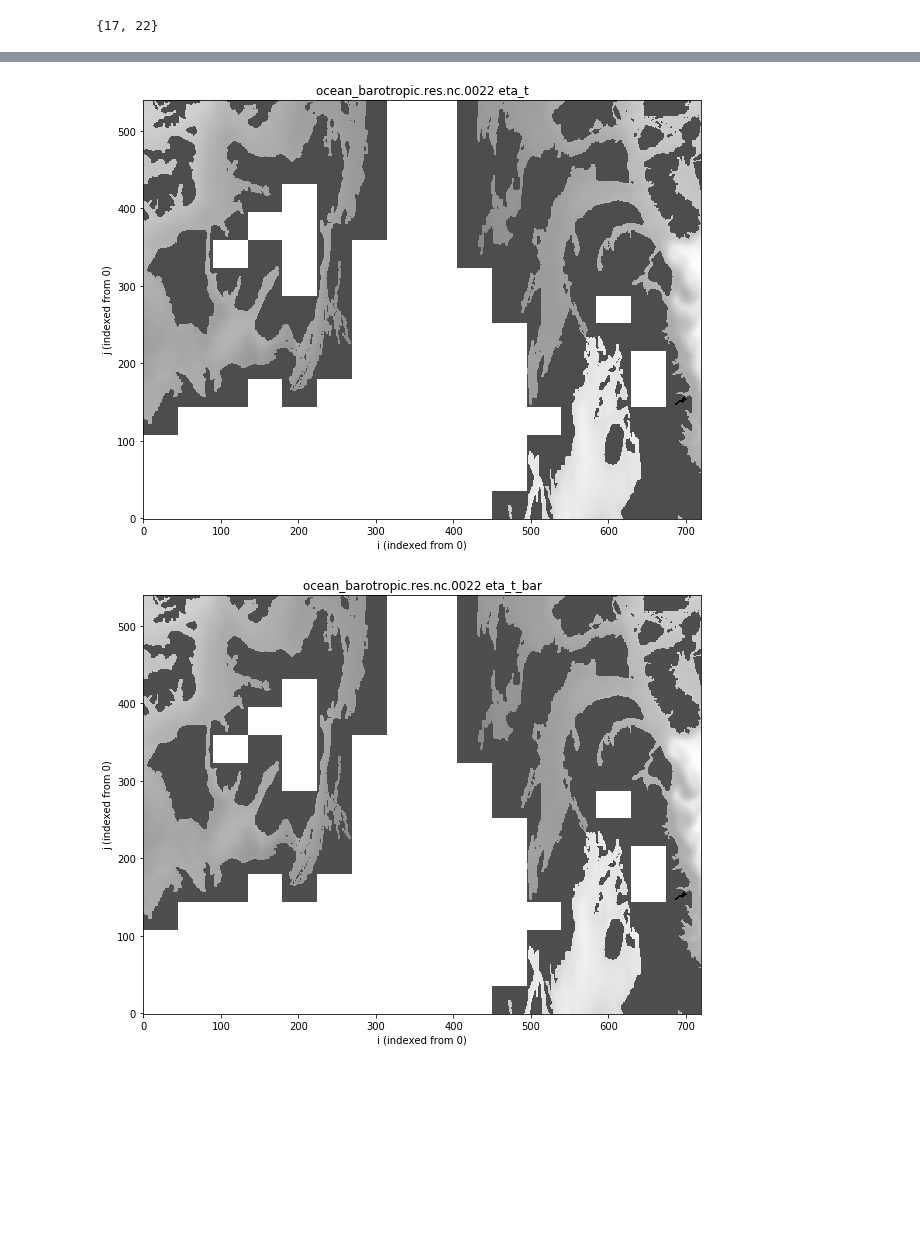
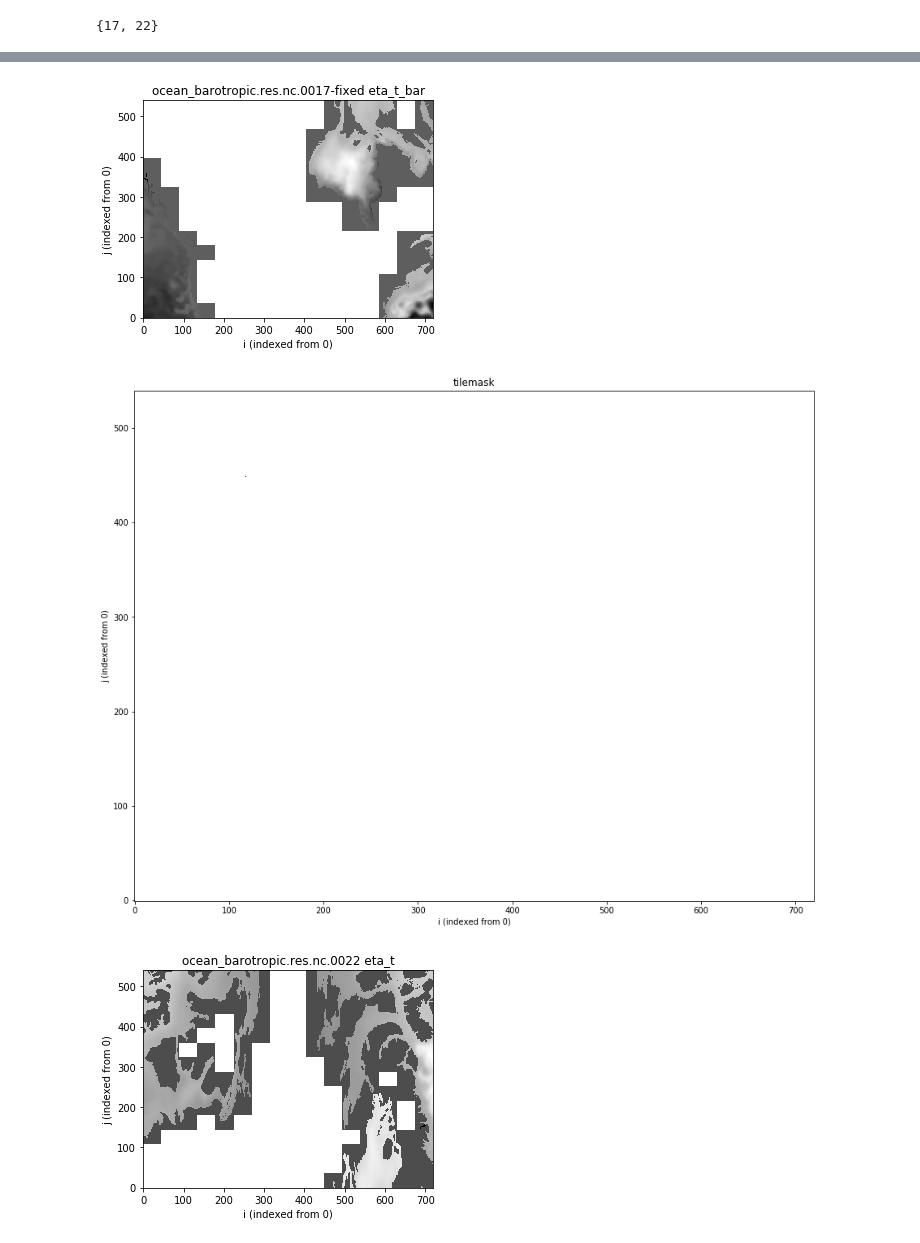
Before and after one commit to aekiss/notebooks, a Jupyter notebook: fix-restarts.ipynb, the cells around one changed output, grey strips where cells are left out. Saved outputs shown, nothing was run; the diff lists cells and outputs as text; code cells hidden in the pictures; blank space fills up the shorter version.

Commit message:
non-advective now checks i=0; fix-restarts now works

```diff
--- a/fix-restarts.ipynb
+++ b/fix-restarts.ipynb
@@ -37,13 +43,14 @@ gridshape = np.shape(depth)  # NB: (y, x) order
 tilex = int(np.round(gridshape[1]/io_layout[0]))  # tile x size
 tiley = int(np.round(gridshape[0]/io_layout[1]))  # tile y size
 # %%
-maskdiff = np.ma.getmask(depth).astype(int)-np.ma.getmask(baddepth).astype(int)
-maskdiff[maskdiff<0] = 0  # don't consider reductions in land mask
+maskdiff = np.logical_and(np.ma.getmask(depth), np.logical_not(np.ma.getmask(baddepth)))  # where land mask has increased
+# maskdiff = np.ma.getmask(depth).astype(int)-np.ma.getmask(baddepth).astype(int)
+# maskdiff[maskdiff<0] = 0  # don't consider reductions in land mask
 jj,ii = np.nonzero(maskdiff)  # arrays of j, i coords where land mask has increased
 
-xbox = (ii/tilex).astype(int)
-ybox = (jj/tiley).astype(int)
-tilenums = set(xbox+io_layout[0]*ybox)  # tiles with landmask increases
+xbox = (ii/tilex).astype(int)  # tile columns with land mask increases
+ybox = (jj/tiley).astype(int)  # tile rows with land mask increases
+tilenums = set(xbox+io_layout[0]*ybox)  # tiles with landmask increases (counting from 0)
 tilenums
 # %% [output]
 {17, 22}
@@ -81,26 +68,42 @@ for jtile in range(io_layout[1]):
         tilenum = itile+io_layout[0]*jtile
 #         print(itile, jtile, tilenum)
         if tilenum in tilenums:
+            print('tile '+str(tilenum))
+
+            tilemask = maskdiff[jtile*tiley:(jtile+1)*tiley,itile*tilex:(itile+1)*tilex]
+            plt.figure(figsize=(15,15))
+            plt.imshow(tilemask, origin='lower', cmap=cm.binary)
+            plt.title('tilemask')
+            plt.xlabel('i (indexed from 0)')
+            plt.ylabel('j (indexed from 0)');
+
             restartin = restartbase+str(tilenum).zfill(4)
             restartout = restartin+'-fixed'
-            maskmul = 1.0-maskdiff[jtile:jtile+tiley,itile:itile+tilex]
-            print(np.shape(maskmul))
-            plt.figure(figsize=(10,10))
-            plt.imshow(maskmul, origin='lower', cmap=cm.binary)
-            plt.title(restartin+' maskmul')
-            plt.xlabel('i (indexed from 0)')
-            plt.ylabel('j (indexed from 0)');
+            shutil.copy2(restartin, restartout)  # overwrites previous restartout (if any)
+
             for v in varnames:
-                print('Fixing '+restartin+' '+v)
-                field = nc.Dataset(restartin).variables[v][:,:]
-                print(np.shape(field))
-                plt.figure(figsize=(10,10))
-                plt.imshow(field[0,:,:], origin='lower', cmap=cm.binary)
+                print('Fixing '+restartin+' '+v+'; fixed version is '+restartout)
+
+                dset = nc.Dataset(restartout,'r+')
+                plt.figure() #(figsize=(10,10))
+                plt.imshow(dset[v][0,:,:], origin='lower', cmap=cm.binary)
                 plt.title(restartin+' '+v)
                 plt.xlabel('i (indexed from 0)')
                 plt.ylabel('j (indexed from 0)');
 
+                # set variable to zero at new land points
+                f = dset[v][0,:,:]
+                f[tilemask] = 0.0
+                dset[v][0,:,:] = f
 
-# TODO: extract subset of maskdiff to match this tile, multiply tile by (1-subset) and write to output
-# BE CAREFUL TO ALIGN THEM PROPERLY!!!
+                dset.close()  # write modified variable to restartout
+
+                # now check restartout looks like it should
+                dset = nc.Dataset(restartout,'r')
+                plt.figure() #(figsize=(10,10))
+                plt.imshow(dset[v][0,:,:], origin='lower', cmap=cm.binary)
+                plt.title(restartout+' '+v)
+                plt.xlabel('i (indexed from 0)')
+                plt.ylabel('j (indexed from 0)');
+                dset.close()
 # %% [output]
@@ -121,2 +120,3 @@ Fixing ocean_barotropic.res.nc.0022 eta_t_bar
-[figure, old version]
+[figure, new version]
-[figure, old version]
+[figure, new version]
+[figure, added]
```
Also changed, not shown: parts of 13 cells of this notebook, 2 other files.
